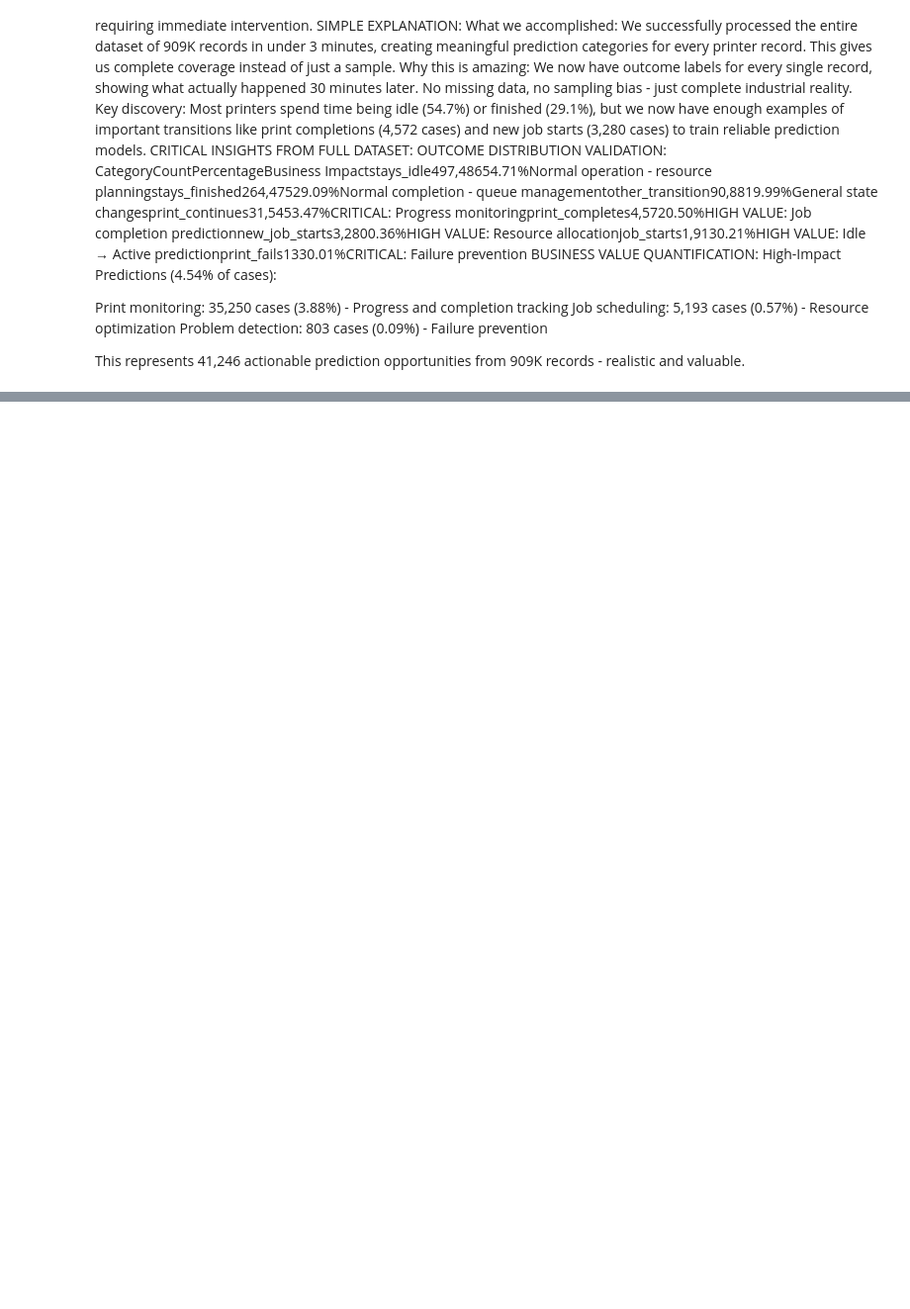
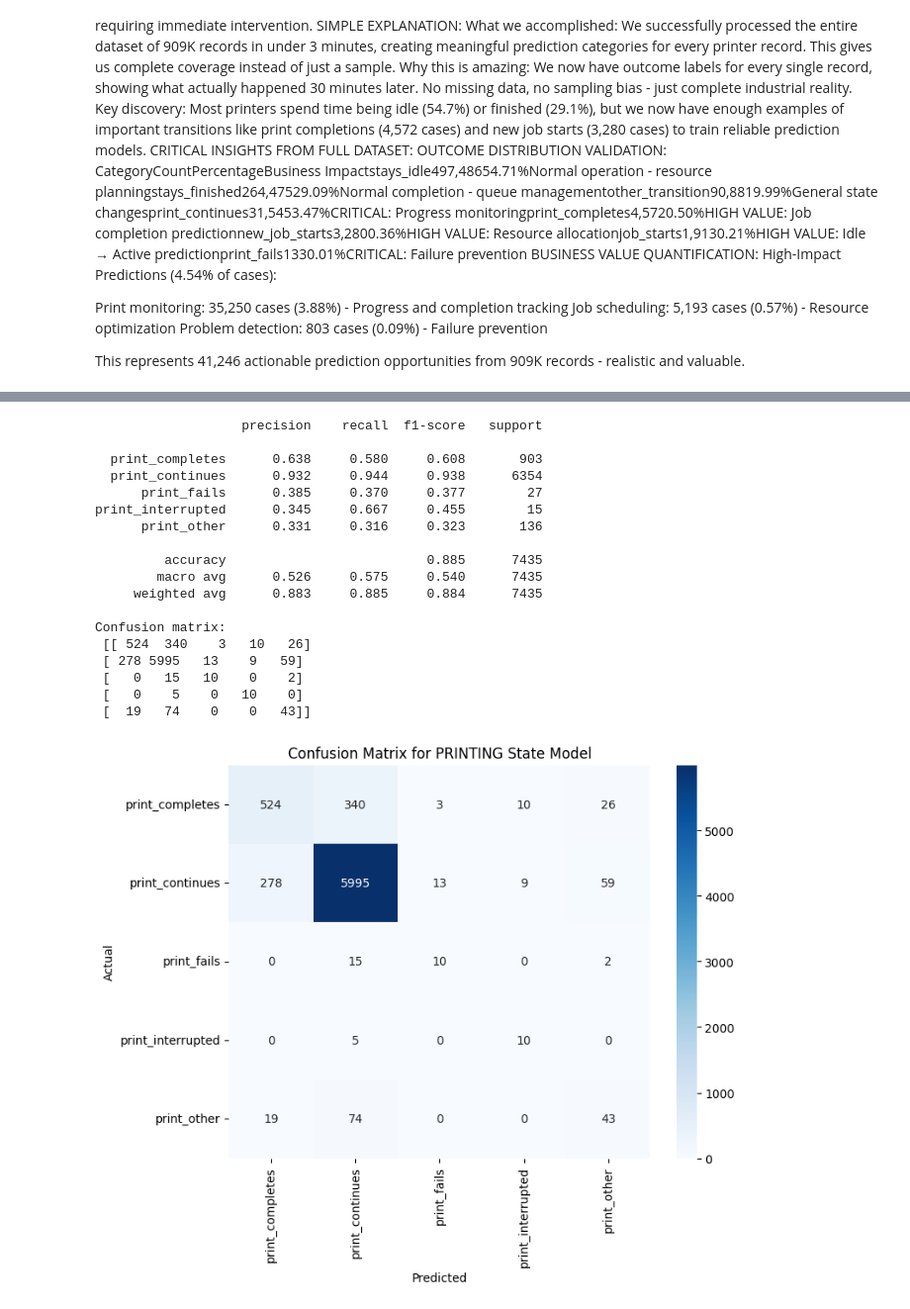
Before and after one commit to tusharjoshi15/Additive-Manufacturing-Analysis, a Jupyter notebook: CODE/StatePred_final.ipynb, the cells around one changed output, grey strips where cells are left out. Shown at 99% size. Cells and saved outputs as stored; diff of their text form; code cells hidden in the pictures; blank space fills up the shorter version.

Commit message:
final commit message: Added final versions of all notebooks and figures

```diff
--- a/CODE/StatePred_final.ipynb
+++ b/CODE/StatePred_final.ipynb
@@ -2288 +2306,59 @@ Total training samples used: 317,115
 Ready for Cell D: Evaluate Model Performance
+# %%
+from sklearn.ensemble import RandomForestClassifier
+from sklearn.metrics import classification_report, confusion_matrix
+import joblib, json, numpy as np, pandas as pd
+from pathlib import Path
+import seaborn as sns
+
+# 1) Get PRINTING dataset
+ds = final_datasets['PRINTING']
+X_train, X_test = ds['X_train'], ds['X_test']
+y_train, y_test = ds['y_train'], ds['y_test']
+features = ds['features']
+classes  = ds['encoder'].classes_.tolist()
+
+# 2) Fix hyperparams (same as your run or set explicitly)
+rf_print = RandomForestClassifier(
+    n_estimators=100, max_depth=15,
+    random_state=42, n_jobs=-1, class_weight='balanced'
+)
+rf_print.fit(X_train, y_train)
+
+# 3) Evaluate
+y_pred = rf_print.predict(X_test)
+report_txt = classification_report(y_test, y_pred, target_names=classes, digits=3)
+cm = confusion_matrix(y_test, y_pred)
+print(report_txt)
+print("Confusion matrix:\n", cm)
+
+#visualise confusion matrix
+import matplotlib.pyplot as plt
+
+plt.figure(figsize=(8, 6))
+sns.heatmap(cm, annot=True, fmt='d', cmap='Blues',
+            xticklabels=classes, yticklabels=classes)
+plt.xlabel('Predicted')
+plt.ylabel('Actual')
+plt.title('Confusion Matrix for PRINTING State Model')
+plt.show()
+# %% [output]
+                   precision    recall  f1-score   support
+
+  print_completes      0.638     0.580     0.608       903
+  print_continues      0.932     0.944     0.938      6354
+      print_fails      0.385     0.370     0.377        27
+print_interrupted      0.345     0.667     0.455        15
+      print_other      0.331     0.316     0.323       136
+
+         accuracy                          0.885      7435
+        macro avg      0.526     0.575     0.540      7435
+     weighted avg      0.883     0.885     0.884      7435
+
+Confusion matrix:
+ [[ 524  340    3   10   26]
+ [ 278 5995   13    9   59]
+ [   0   15   10    0    2]
+ [   0    5    0   10    0]
+ [  19   74    0    0   43]]
+[figure, added]
```
Also changed, not shown: parts of 18 cells of this notebook, 20 other files.
